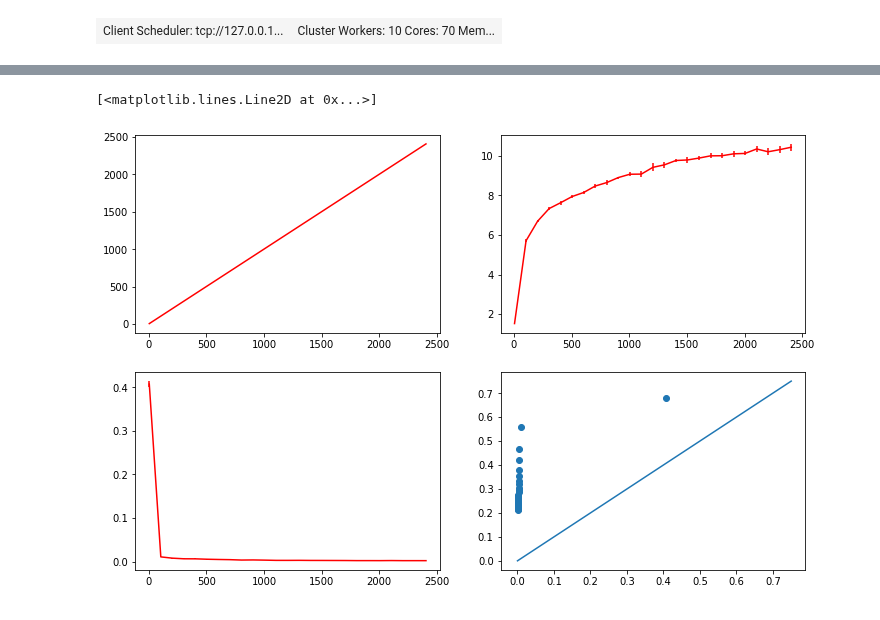
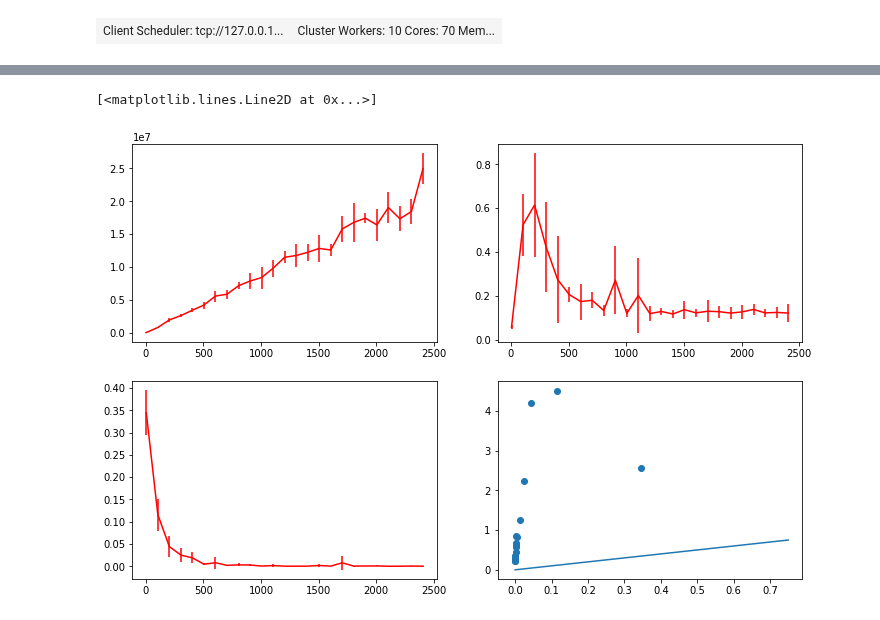
Before and after one commit to BruntonUWBio/structured-random-features, a Jupyter notebook: learning_curves.ipynb, the cells around one changed output, grey strips where cells are left out. Cells and saved outputs as stored; diff of their text form; code cells hidden in the pictures.

Commit message:
updated script to plot figures for lab meeting

```diff
--- a/learning_curves.ipynb
+++ b/learning_curves.ipynb
@@ -33,5 +33,6 @@ def l_clf(classifier, params, X_train, y_train, X_test, y_test):
     clf_coef_norm = la.norm(clf.clf.coef_)
     return [trace_K, clf_coef_norm, 1 - clf.score(X_test, y_test), 1 - clf.score(X_train, y_train)]
 # %%
-n_features = sorted(set(np.logspace(0, 3, 3).astype('int')))
+n_features = sorted(set(np.logspace(0, 3, 20).astype('int')))
 train_size = np.arange(5, len(X_train), 100)
+print(n_features)
@@ -52,23 +55,23 @@ Wall time: 3min 13s
 # %%
+i = 26
 fig = plt.figure(figsize=(12, 8))
-
-mean_tr, mean_wt_norm, mean_test_err, mean_train_err  = np.split(np.mean(results[1000], axis=1), 4, axis=1)
-std_tr, std_wt_norm, std_test_err, std_train_err = np.split(np.std(results[1000], axis=1), 4, axis=1)
+mean_tr, mean_wt_norm, mean_test_err, mean_train_err  = np.split(np.mean(results[i], axis=1), 4, axis=1)
+std_tr, std_wt_norm, std_test_err, std_train_err = np.split(np.std(results[i], axis=1), 4, axis=1)
 gen_err = mean_test_err.flatten() - mean_train_err.flatten()
 complexity = np.sqrt(mean_tr.flatten()) * mean_wt_norm.flatten() / train_size
 
 ax = fig.add_subplot(221)
 ax.errorbar(train_size, mean_tr.flatten(), yerr=std_tr.flatten(), c='r')
 
 ax = fig.add_subplot(222)
 ax.errorbar(train_size, mean_wt_norm.flatten(), yerr=std_wt_norm.flatten(), c='r')
 
 ax = fig.add_subplot(223)
 ax.errorbar(train_size, mean_test_err.flatten(), yerr=std_test_err.flatten(), c='r')
 
 ax = fig.add_subplot(224)
 ax.scatter(gen_err, complexity)
 plt.plot(np.arange(0, 1, 0.25), np.arange(0, 1, 0.25))
 # %% [output]
 [<matplotlib.lines.Line2D at 0x...>]
-[figure, old version]
+[figure, new version]
```
Also changed, not shown: parts of 8 cells of this notebook, 3 other files.
